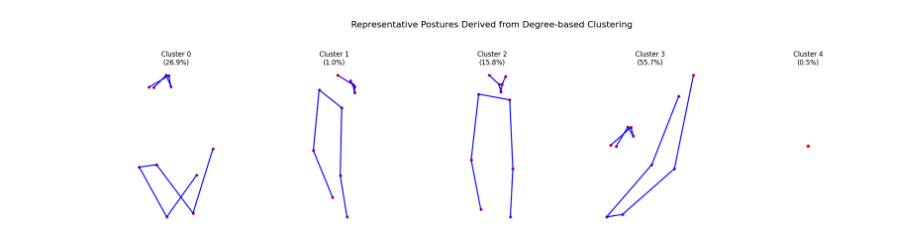
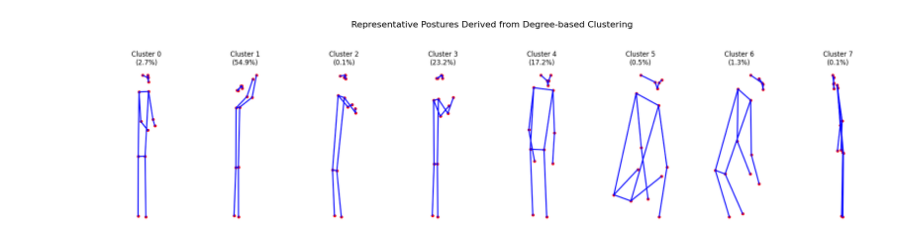
Before and after one commit to Lo122/LSTM_HRC, a Jupyter notebook: data/dataset/analyze_posture.ipynb, the cells around one changed output. Saved outputs shown, nothing was run; the diff lists cells and outputs as text; code cells hidden in the pictures.

```diff
--- a/data/dataset/analyze_posture.ipynb
+++ b/data/dataset/analyze_posture.ipynb
@@ -56,7 +85,7 @@ K_range = range(2, 16) #
 
 for k in K_range:
     kmeans = KMeans(n_clusters=k, random_state=42, n_init=10)
-    kmeans.fit(X_scaled_deg)
+    kmeans.fit(X_scaled_deg_speed_accel)
     inertias.append(kmeans.inertia_)
 
 #
@@ -72,9 +101,9 @@ plt.show()
 # %%
 
-optimal_k = 5
+optimal_k = 8
 kmeans = KMeans(n_clusters=optimal_k, random_state=42, n_init=10)
 
-labels = kmeans.fit_predict(X_scaled_deg)
+labels = kmeans.fit_predict(X_scaled_deg_speed_accel)
 
 counts = np.bincount(labels)
 for i, c in enumerate(counts):
@@ -188,8 +220,17 @@ Performing K-Means clustering on combined features...
 # %%
 def plot_skeleton(points, title, ax):
-    EDGES = [(0, 1), (0, 2), (1, 3), (2, 4), (5, 6), (5, 7), (7, 9), (6, 8), (8, 10)]
-
-    pts = points.reshape(11, 2)
+    EDGES = [
+        # Face
+        (0, 1), (0, 2), (1, 3), (2, 4),
+        # Upper Body & Arms
+        (5, 6), (5, 7), (7, 9), (6, 8), (8, 10),
+        # Torso
+        (5, 11), (6, 12), (11, 12),
+        # Lower Body & Legs
+        (11, 13), (12, 14)
+        # (11, 13), (13, 15), (12, 14), (14, 16)
+    ]
+    pts = points.reshape(15, 2)
     ax.scatter(pts[:, 0], -pts[:, 1], c='red', s=20)
     for edge in EDGES:
         ax.plot([pts[edge[0], 0], pts[edge[1], 0]],
@@ -197,34 +238,34 @@ def plot_skeleton(points, title, ax):
     ax.set_title(title, fontsize=12)
     ax.axis('equal')
     ax.axis('off')
 
 # find representative postures for each cluster and plot them
 plt.figure(figsize=(20, 5))
 
 # X_scaled_deg.shape[1] = 9
 # X_pos.shape[1] = 22 (skeleton points)
 for i in range(optimal_k):
     cluster_indices = np.where(labels == i)[0]
 
     if len(cluster_indices) > 0:
         cluster_postures = X_pos[cluster_indices]
 
         representative_posture = np.mean(cluster_postures, axis=0)
 
         ax = plt.subplot(1, optimal_k, i+1)
 
         percentage = (len(cluster_indices) / len(labels)) * 100
         title_str = f"Cluster {i}\n({percentage:.1f}%)"
 
         plot_skeleton(representative_posture, title_str, ax)
     else:
         print(f"Warning: Cluster {i} has no samples.")
 
 plt.suptitle("Representative Postures Derived from Degree-based Clustering", fontsize=16, y=1.05)
 plt.tight_layout()
 plt.show()
 # %% [output]
-[figure, old version]
+[figure, new version]
 # %%
 #degree only
 kmeans_deg, parallel_matrix_deg = plot_hybrid_feature_heatmap(X_scaled_deg, pt_path, n_clusters=cluster)
```
Also changed, not shown: parts of 10 cells of this notebook, 14 other files.
